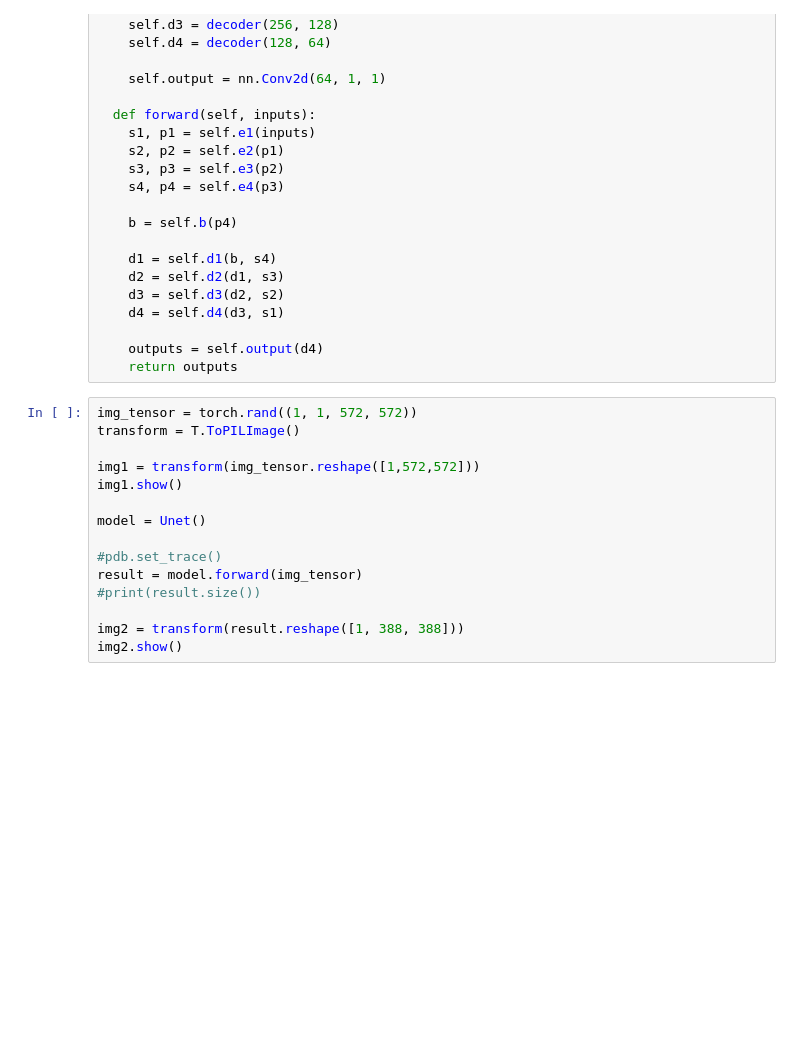
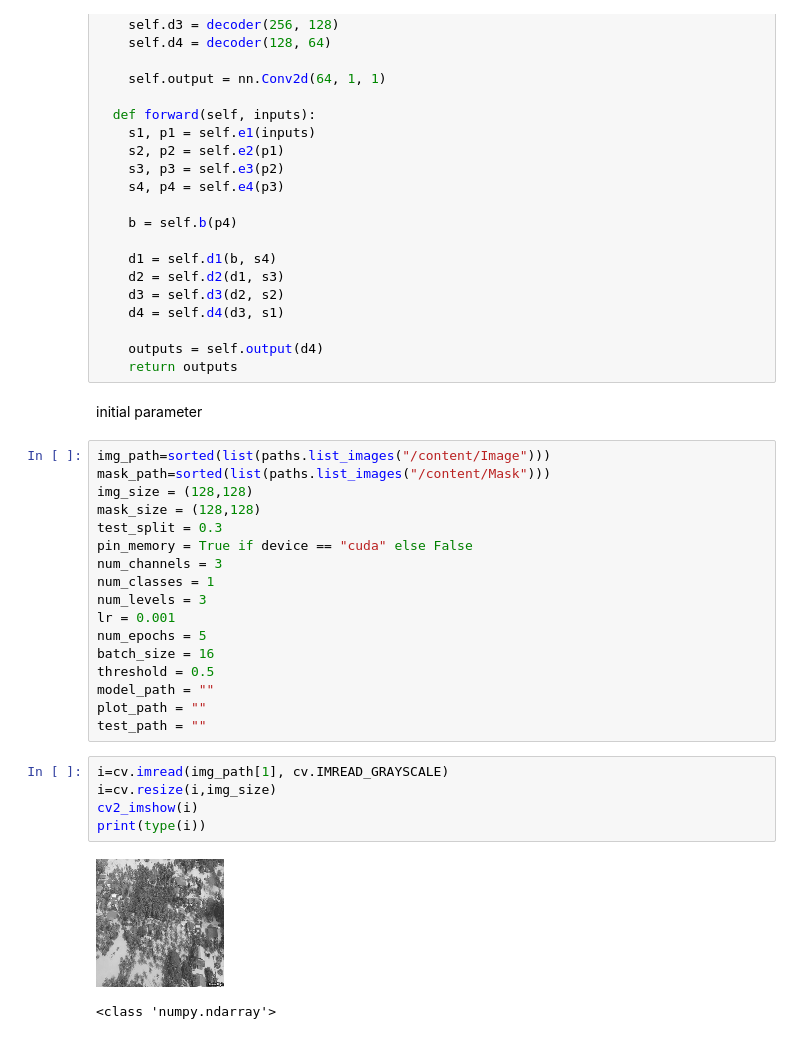
Before and after one commit to Najme-naseri/Image-Procssing, a Jupyter notebook: UnetImp.ipynb, the cells around one changed output. Cells and saved outputs as stored; diff of their text form; blank space fills up the shorter version.

```diff
--- a/UnetImp.ipynb
+++ b/UnetImp.ipynb
@@ -92,18 +139,30 @@ class Unet(nn.Module):
 
     outputs = self.output(d4)
     return outputs
-# %%
-img_tensor = torch.rand((1, 1, 572, 572))
-transform = T.ToPILImage()
-
-img1 = transform(img_tensor.reshape([1,572,572]))
-img1.show()
-
-model = Unet()
-
-#pdb.set_trace()
-result = model.forward(img_tensor)
-#print(result.size())
-
-img2 = transform(result.reshape([1, 388, 388]))
-img2.show()
+# %% [markdown]
+initial parameter
+# %%
+img_path=sorted(list(paths.list_images("/content/Image")))
+mask_path=sorted(list(paths.list_images("/content/Mask")))
+img_size = (128,128)
+mask_size = (128,128)
+test_split = 0.3
+pin_memory = True if device == "cuda" else False
+num_channels = 3
+num_classes = 1
+num_levels = 3
+lr = 0.001
+num_epochs = 5
+batch_size = 16
+threshold = 0.5
+model_path = ""
+plot_path = ""
+test_path = ""
+# %%
+i=cv.imread(img_path[1], cv.IMREAD_GRAYSCALE)
+i=cv.resize(i,img_size)
+cv2_imshow(i)
+print(type(i))
+# %% [output]
+[figure, added]
+<class 'numpy.ndarray'>
```
Also changed, not shown: parts of 21 cells of this notebook.
